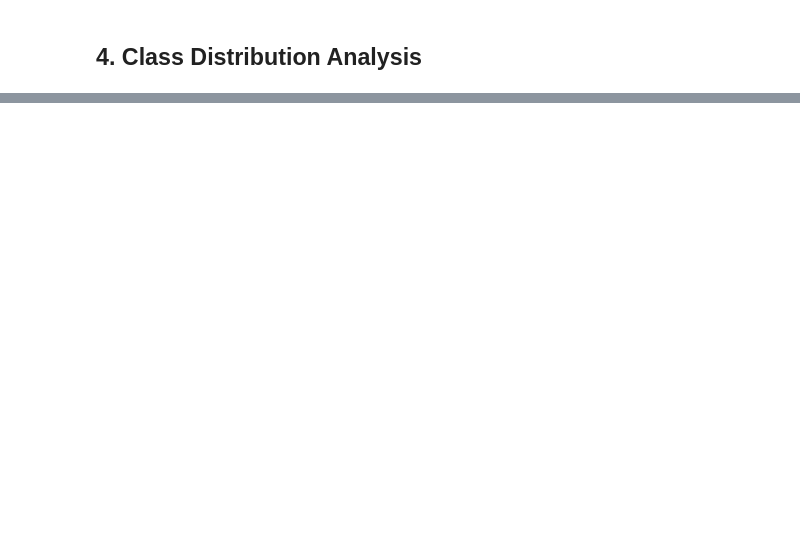
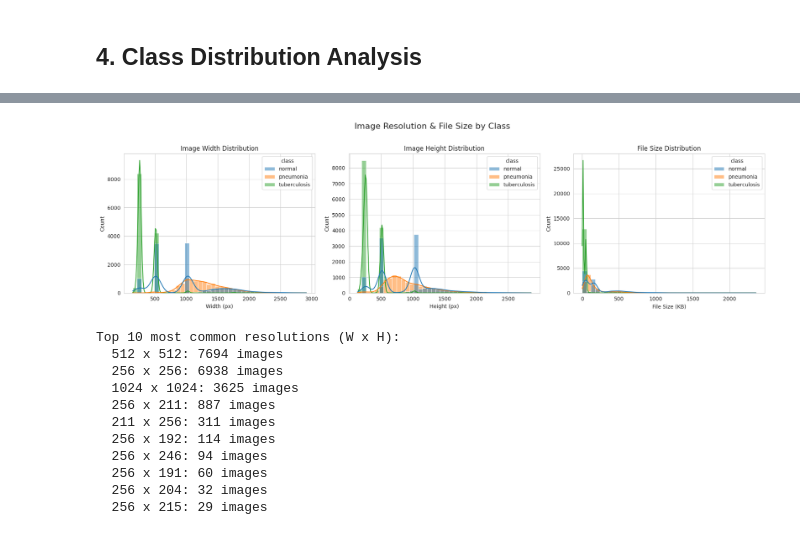
Before and after one commit to kmache/xclinvision-ops, a Jupyter notebook: notebooks/01_data_exploration.ipynb, the cells around one changed output, grey strips where cells are left out. Cells and saved outputs as stored; diff of their text form; code cells hidden in the pictures; blank space fills up the shorter version.

```diff
--- a/notebooks/01_data_exploration.ipynb
+++ b/notebooks/01_data_exploration.ipynb
@@ -133,0 +234,40 @@ else:
+# %%
+fig, axes = plt.subplots(1, 3, figsize=(18, 5))
+
+# Width distribution
+sns.histplot(data=df_stats, x="width", hue="class", bins=40, kde=True, ax=axes[0])
+axes[0].set_title("Image Width Distribution")
+axes[0].set_xlabel("Width (px)")
+
+# Height distribution
+sns.histplot(data=df_stats, x="height", hue="class", bins=40, kde=True, ax=axes[1])
+axes[1].set_title("Image Height Distribution")
+axes[1].set_xlabel("Height (px)")
+
+# File size distribution
+sns.histplot(data=df_stats, x="file_size_kb", hue="class", bins=40, kde=True, ax=axes[2])
+axes[2].set_title("File Size Distribution")
+axes[2].set_xlabel("File Size (KB)")
+
+plt.suptitle("Image Resolution & File Size by Class", fontsize=16, y=1.02)
+plt.tight_layout()
+plt.show()
+
+# Most common resolutions
+print("\nTop 10 most common resolutions (W x H):")
+res_counts = df_stats.groupby(["width", "height"]).size().sort_values(ascending=False).head(10)
+for (w, h), count in res_counts.items():
+    print(f"  {w} x {h}: {count} images")
+# %% [output]
+[figure, added]
+Top 10 most common resolutions (W x H):
+  512 x 512: 7694 images
+  256 x 256: 6938 images
+  1024 x 1024: 3625 images
+  256 x 211: 887 images
+  211 x 256: 311 images
+  256 x 192: 114 images
+  256 x 246: 94 images
+  256 x 191: 60 images
+  256 x 204: 32 images
+  256 x 215: 29 images
```
Also changed, not shown: parts of 28 cells of this notebook, 15 other files.
